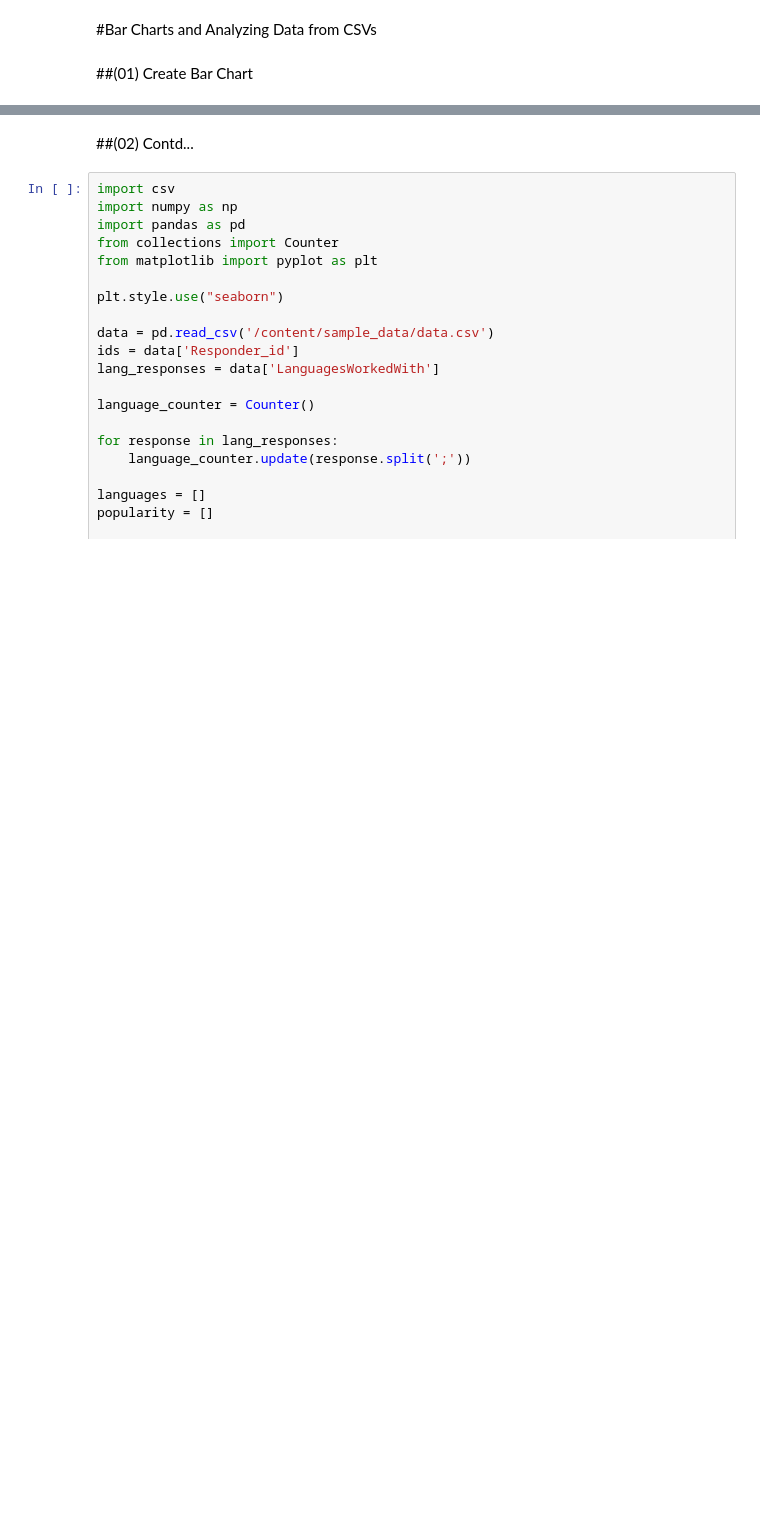
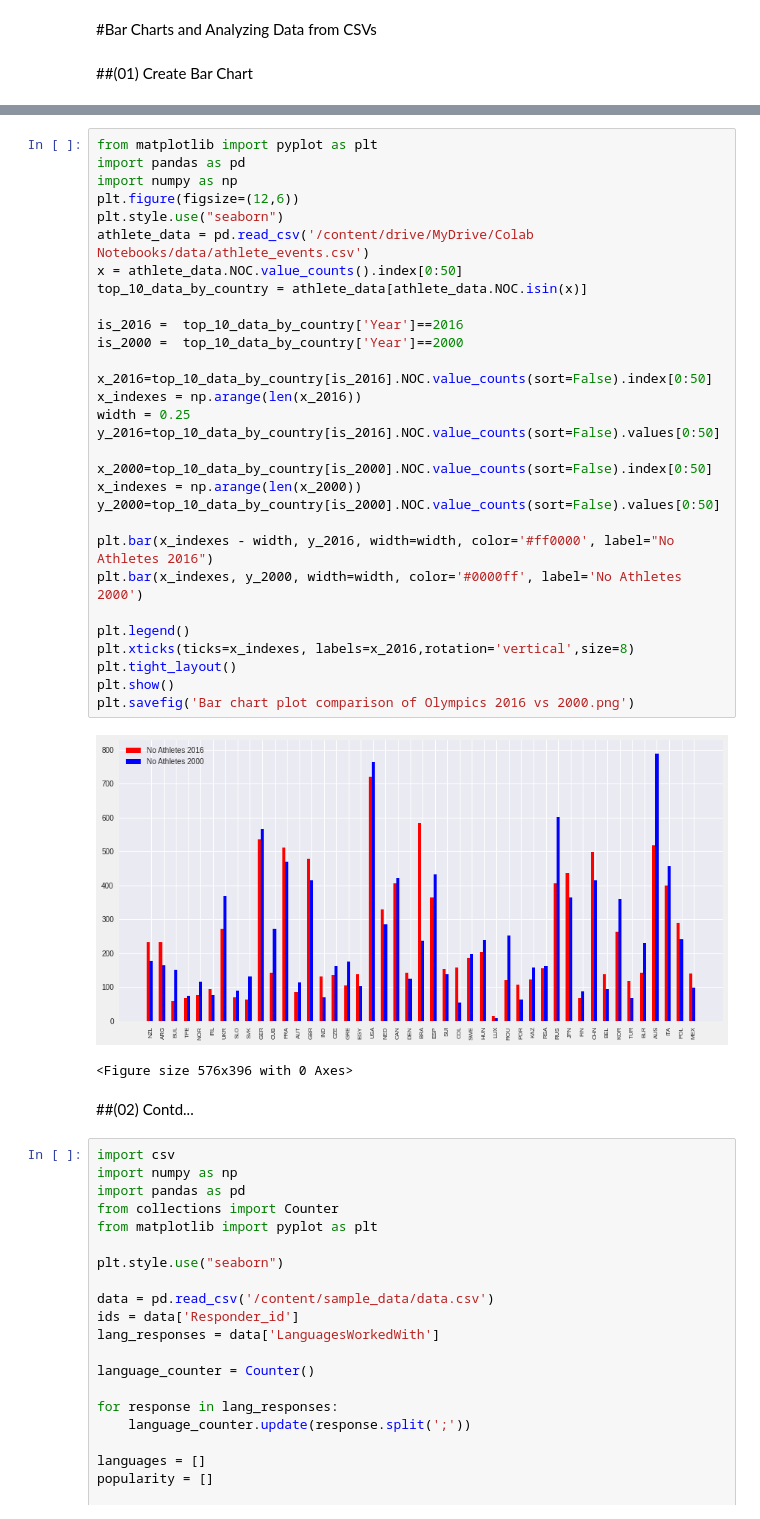
Before and after one commit to GPrathap/pythonII, a Jupyter notebook: matplot.ipynb, the cells around one changed output, grey strips where cells are left out. Saved outputs shown, nothing was run; the diff lists cells and outputs as text; blank space fills up the shorter version.

```diff
--- a/matplot.ipynb
+++ b/matplot.ipynb
@@ -154,3 +157,36 @@ plt.show()
+# %%
+from matplotlib import pyplot as plt
+import pandas as pd
+import numpy as np
+plt.figure(figsize=(12,6))
+plt.style.use("seaborn")
+athlete_data = pd.read_csv('/content/drive/MyDrive/Colab Notebooks/data/athlete_events.csv')
+x = athlete_data.NOC.value_counts().index[0:50]
+top_10_data_by_country = athlete_data[athlete_data.NOC.isin(x)]
+
+is_2016 =  top_10_data_by_country['Year']==2016
+is_2000 =  top_10_data_by_country['Year']==2000
+
+x_2016=top_10_data_by_country[is_2016].NOC.value_counts(sort=False).index[0:50]
+x_indexes = np.arange(len(x_2016))
+width = 0.25
+y_2016=top_10_data_by_country[is_2016].NOC.value_counts(sort=False).values[0:50]
+
+x_2000=top_10_data_by_country[is_2000].NOC.value_counts(sort=False).index[0:50]
+x_indexes = np.arange(len(x_2000))
+y_2000=top_10_data_by_country[is_2000].NOC.value_counts(sort=False).values[0:50]
+
+plt.bar(x_indexes - width, y_2016, width=width, color='#ff0000', label="No Athletes 2016")
+plt.bar(x_indexes, y_2000, width=width, color='#0000ff', label='No Athletes 2000')
+
+plt.legend()
+plt.xticks(ticks=x_indexes, labels=x_2016,rotation='vertical',size=8)
+plt.tight_layout()
+plt.show()
+plt.savefig('Bar chart plot comparison of Olympics 2016 vs 2000.png')
+# %% [output]
+[figure, added]
+<Figure size 576x396 with 0 Axes>
 # %% [markdown]
 ##(02) Contd...
 # %%
```
Also changed, not shown: parts of 3 cells of this notebook.
